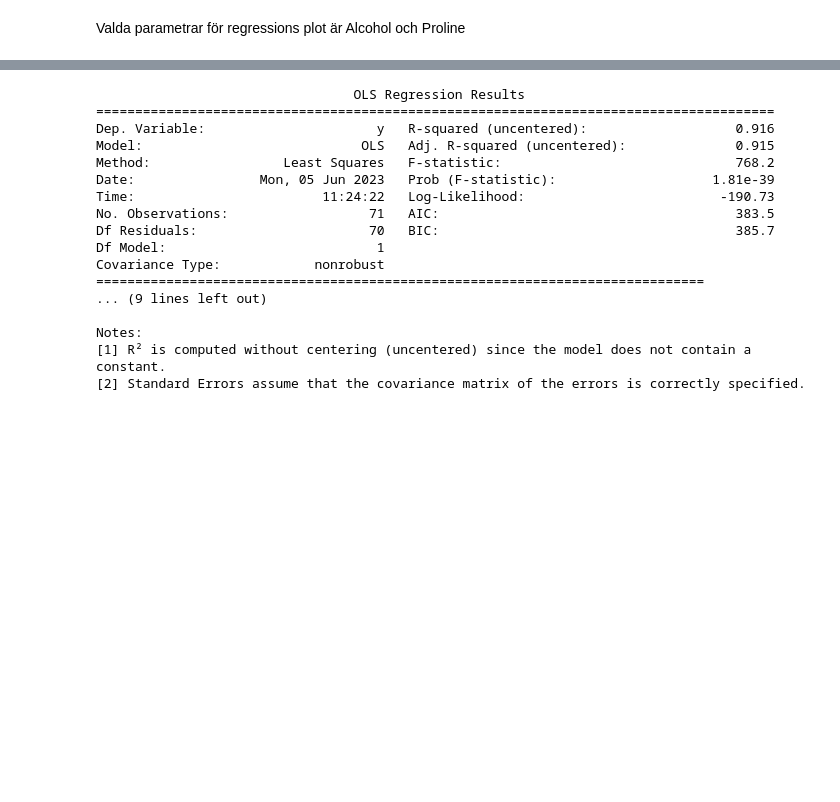
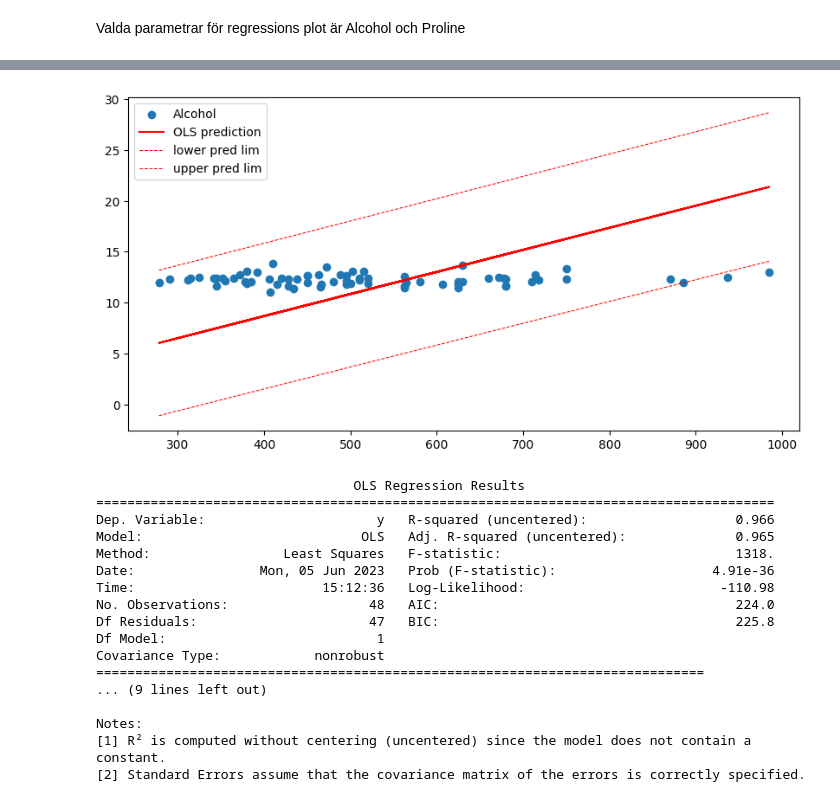
Before and after one commit to FabianAndersson17/Statistiska_Metoder_Slutuppgift, a Jupyter notebook: slutprojekt.ipynb, the cells around one changed output, grey strips where cells are left out. Cells and saved outputs as stored; diff of their text form; code cells hidden in the pictures; blank space fills up the shorter version.

```diff
--- a/slutprojekt.ipynb
+++ b/slutprojekt.ipynb
@@ -298,22 +328,52 @@ Covariance Type:            nonrobust
 Notes:
 [1] R² is computed without centering (uncentered) since the model does not contain a constant.
 [2] Standard Errors assume that the covariance matrix of the errors is correctly specified.
+# %%
+predictions = result_grape2.get_prediction(regression_data_grape2["Proline"])
+
+frame=predictions.summary_frame(alpha=0.05)
+ypred=frame['mean']
+
+frame[['obs_ci_lower','obs_ci_upper']]
+
+order = np.argsort(regression_data_grape2["Proline"])
+xs = np.array(regression_data_grape2["Proline"])[order]
+# ys = np.array(frame['obs_ci_lower'])[order]
+
+fig, ax = plt.subplots(figsize=(10,5))
+
+plt.scatter(data=regression_data_grape2, x='Proline', y='Alcohol')
+ax.plot(regression_data_grape2["Proline"], ypred, "r", label="OLS prediction")
+
+order = np.argsort(regression_data_grape2["Proline"])
+x = np.array(regression_data_grape2["Proline"])[order]
+lower = np.array(frame['obs_ci_lower'])[order]
+upper = np.array(frame['obs_ci_upper'])[order]
+
+ax.plot(xs, lower, 'r--', label="lower pred lim", linewidth=0.75)
+ax.plot(xs, upper, 'r--', label="upper pred lim", linewidth=0.75)
+
+
+ax.legend(loc="best")
+plt.show()
+# %% [output]
+[figure, added]
 # %%
-grape3_x = regression_data_grape2["Proline"].to_list()
-grape3_y = regression_data_grape2["Alcohol"].to_list()
+grape3_x = regression_data_grape3["Proline"].to_list()
+grape3_y = regression_data_grape3["Alcohol"].to_list()
 
-result_grape2 = sm.OLS(grape3_y, grape3_x).fit()
-print(result_grape2.summary())
+result_grape3 = sm.OLS(grape3_y, grape3_x).fit()
+print(result_grape3.summary())
 # %% [output]
                                  OLS Regression Results
 =======================================================================================
-Dep. Variable:                      y   R-squared (uncentered):                   0.916
-Model:                            OLS   Adj. R-squared (uncentered):              0.915
-Method:                 Least Squares   F-statistic:                              768.2
-Date:                Mon, 05 Jun 2023   Prob (F-statistic):                    1.81e-39
-Time:                        11:24:22   Log-Likelihood:                         -190.73
-No. Observations:                  71   AIC:                                      383.5
-Df Residuals:                      70   BIC:                                      385.7
+Dep. Variable:                      y   R-squared (uncentered):                   0.966
+Model:                            OLS   Adj. R-squared (uncentered):              0.965
+Method:                 Least Squares   F-statistic:                              1318.
+Date:                Mon, 05 Jun 2023   Prob (F-statistic):                    4.91e-36
+Time:                        15:12:36   Log-Likelihood:                         -110.98
+No. Observations:                  48   AIC:                                      224.0
+Df Residuals:                      47   BIC:                                      225.8
 Df Model:                           1
 Covariance Type:            nonrobust
 ==============================================================================
```
Also changed, not shown: parts of 4 cells of this notebook.
